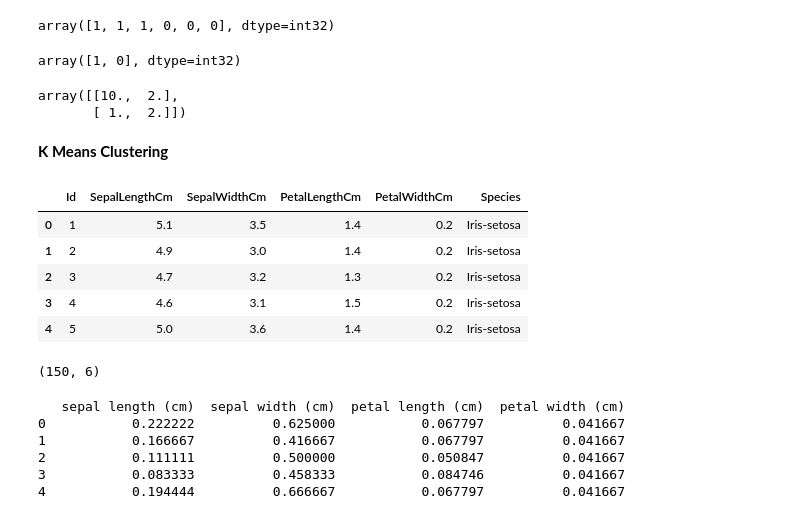
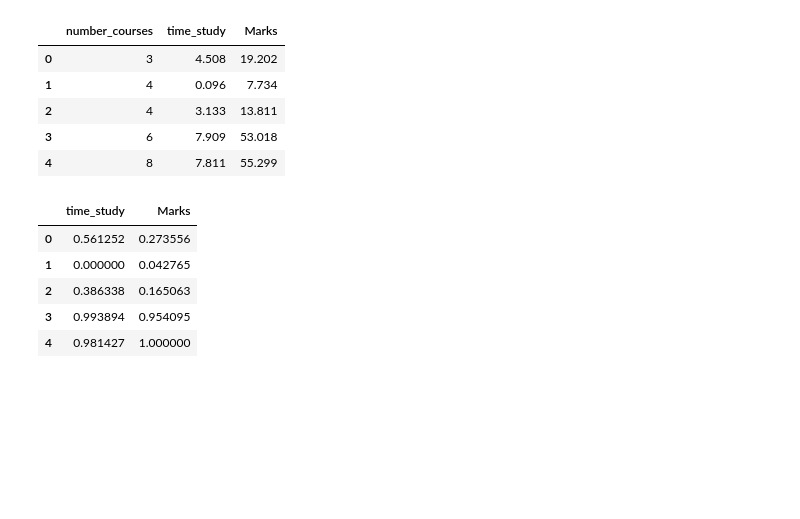
Before and after one commit to Manasa0109/Machine-Learning, a Jupyter notebook: KMeans.ipynb, the cells around one changed output. Saved outputs shown, nothing was run; the diff lists cells and outputs as text; code cells hidden in the pictures; blank space fills up the shorter version.

```diff
--- a/KMeans.ipynb
+++ b/KMeans.ipynb
@@ -9,16 +3 @@ kmeans=KMeans(n_clusters=2,random_state=0).fit(X)
-# %%
-kmeans.labels_
-# %% [output]
-array([1, 1, 1, 0, 0, 0], dtype=int32)
-# %%
-kmeans.predict([[0,0],[12,3]])
-# %% [output]
-array([1, 0], dtype=int32)
-# %%
-kmeans.cluster_centers_
-# %% [output]
-array([[10.,  2.],
-       [ 1.,  2.]])
-# %% [markdown]
-**K Means Clustering**
 # %%
@@ -34,15 +12,11 @@ from matplotlib import pyplot as plt
 %matplotlib inline
 # %%
-df=pd.read_csv("Iris.csv")
+df=pd.read_csv("/content/Student_Marks (1).csv")
 df.head()
 # %% [output]
-|  | Id | SepalLengthCm | SepalWidthCm | PetalLengthCm | PetalWidthCm | Species |
-| 0 | 1 | 5.1 | 3.5 | 1.4 | 0.2 | Iris-setosa |
-| 1 | 2 | 4.9 | 3.0 | 1.4 | 0.2 | Iris-setosa |
-| 2 | 3 | 4.7 | 3.2 | 1.3 | 0.2 | Iris-setosa |
-| 3 | 4 | 4.6 | 3.1 | 1.5 | 0.2 | Iris-setosa |
-| 4 | 5 | 5.0 | 3.6 | 1.4 | 0.2 | Iris-setosa |
+|  | number_courses | time_study | Marks |
+| 0 | 3 | 4.508 | 19.202 |
+| 1 | 4 | 0.096 | 7.734 |
+| 2 | 4 | 3.133 | 13.811 |
+| 3 | 6 | 7.909 | 53.018 |
+| 4 | 8 | 7.811 | 55.299 |
-# %%
-df.shape
-# %% [output]
-(150, 6)
@@ -52,15 +23,15 @@ iris_df = pd.DataFrame(iris.data, columns=iris.feature_names)
-# %%
-selected_columns = ['sepal length (cm)', 'sepal width (cm)', 'petal length (cm)', 'petal width (cm)']
-scaler = MinMaxScaler()
-iris_df[selected_columns] = scaler.fit_transform(iris_df[selected_columns])
-print(iris_df.head())
-# %% [output]
-   sepal length (cm)  sepal width (cm)  petal length (cm)  petal width (cm)
-0           0.222222          0.625000           0.067797          0.041667
-1           0.166667          0.416667           0.067797          0.041667
-2           0.111111          0.500000           0.050847          0.041667
-3           0.083333          0.458333           0.084746          0.041667
-4           0.194444          0.666667           0.067797          0.041667
+# %%
+scaler=MinMaxScaler()
+scale=scaler.fit_transform(df[['time_study','Marks']])
+df_scale=pd.DataFrame(scale,columns=['time_study','Marks']);
+df_scale.head()
+# %% [output]
+|  | time_study | Marks |
+| 0 | 0.561252 | 0.273556 |
+| 1 | 0.000000 | 0.042765 |
+| 2 | 0.386338 | 0.165063 |
+| 3 | 0.993894 | 0.954095 |
+| 4 | 0.981427 | 1.000000 |
 # %%
 K=range(2,12)
 wss=[]
```
Also changed, not shown: parts of 12 cells of this notebook.
